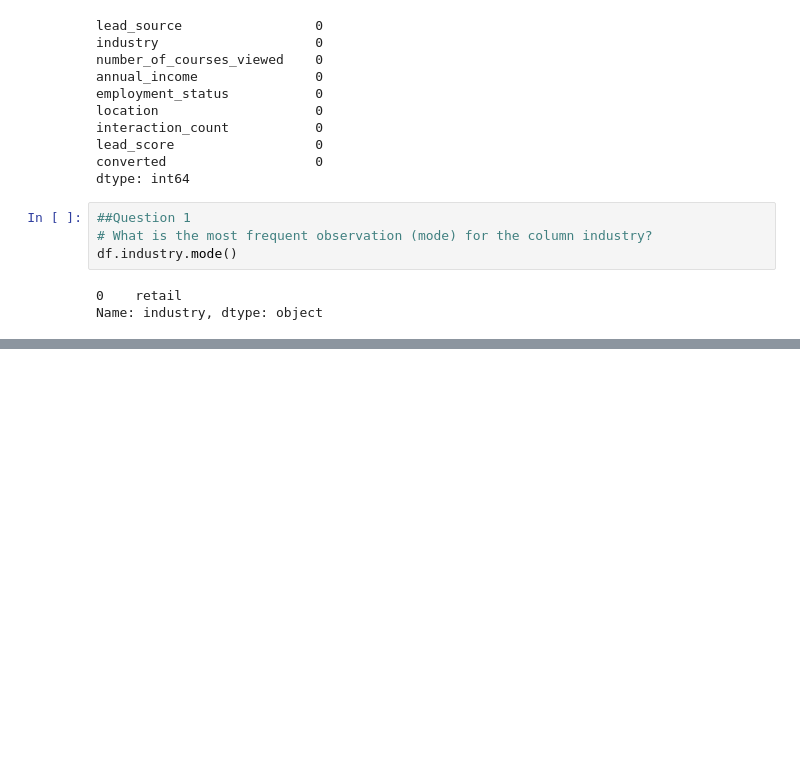
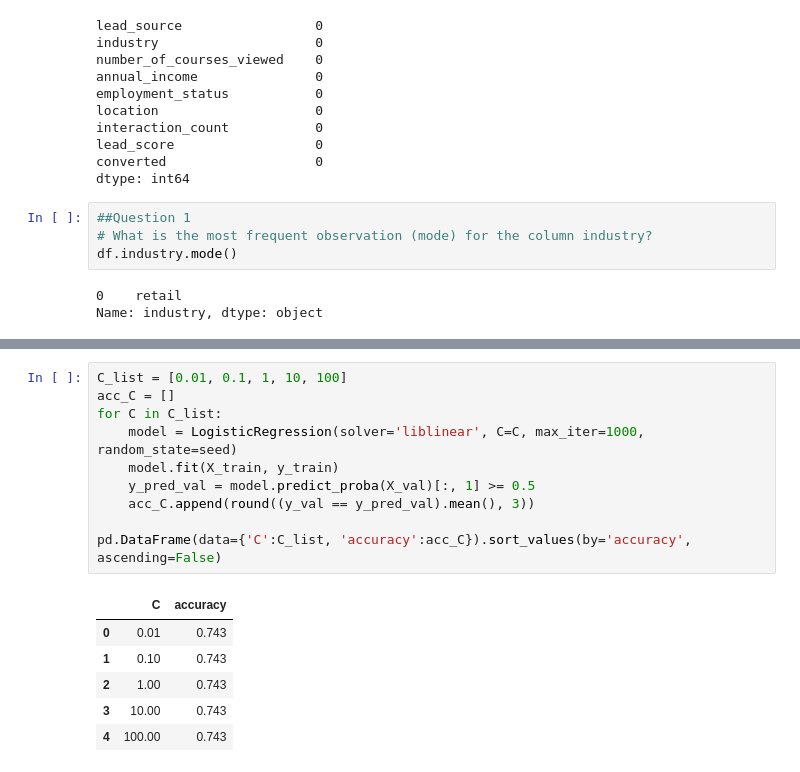
Before and after one commit to jjean95/ML_Zoomcamp_homework, a Jupyter notebook: 03-classification/homework3.ipynb, the cells around one changed output, grey strips where cells are left out. Drawn from its saved outputs; the diff is of its cells as text; blank space fills up the shorter version.

```diff
--- a/03-classification/homework3.ipynb
+++ b/03-classification/homework3.ipynb
@@ -73,0 +229,17 @@ Name: industry, dtype: object
+# %%
+C_list = [0.01, 0.1, 1, 10, 100]
+acc_C = []
+for C in C_list:
+    model = LogisticRegression(solver='liblinear', C=C, max_iter=1000, random_state=seed)
+    model.fit(X_train, y_train)
+    y_pred_val = model.predict_proba(X_val)[:, 1] >= 0.5
+    acc_C.append(round((y_val == y_pred_val).mean(), 3))
+
+pd.DataFrame(data={'C':C_list, 'accuracy':acc_C}).sort_values(by='accuracy', ascending=False)
+# %% [output]
+|  | C | accuracy |
+| 0 | 0.01 | 0.743 |
+| 1 | 0.10 | 0.743 |
+| 2 | 1.00 | 0.743 |
+| 3 | 10.00 | 0.743 |
+| 4 | 100.00 | 0.743 |
```
Also changed, not shown: parts of 16 cells of this notebook.
